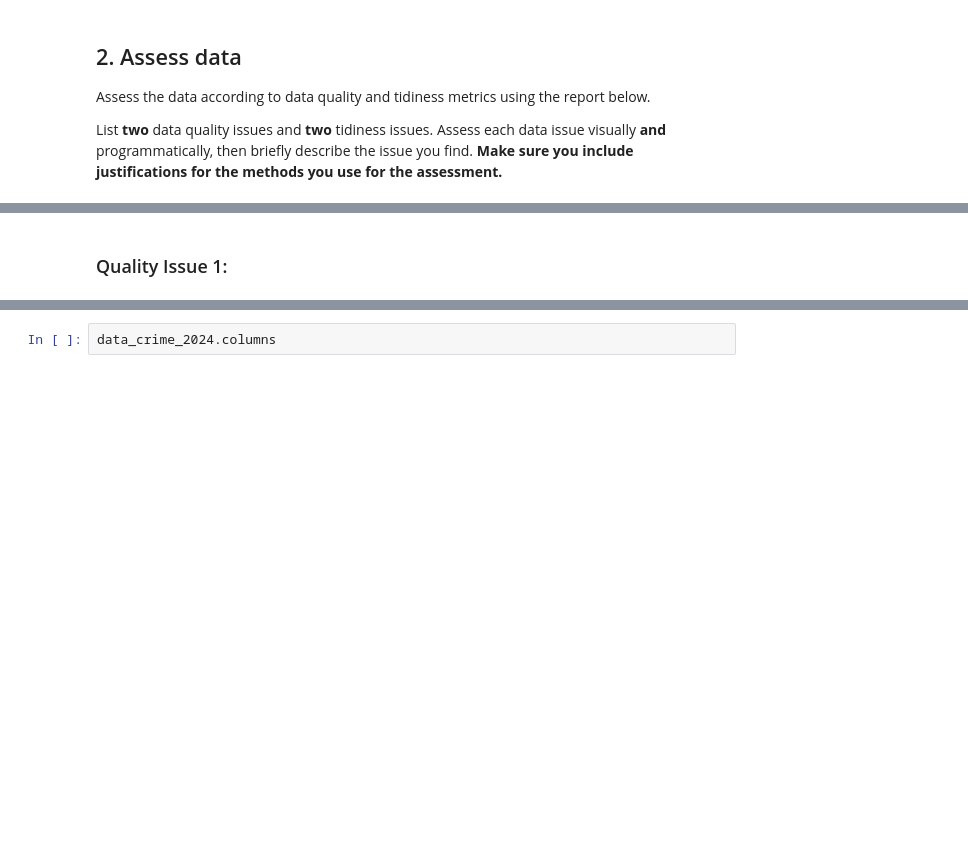
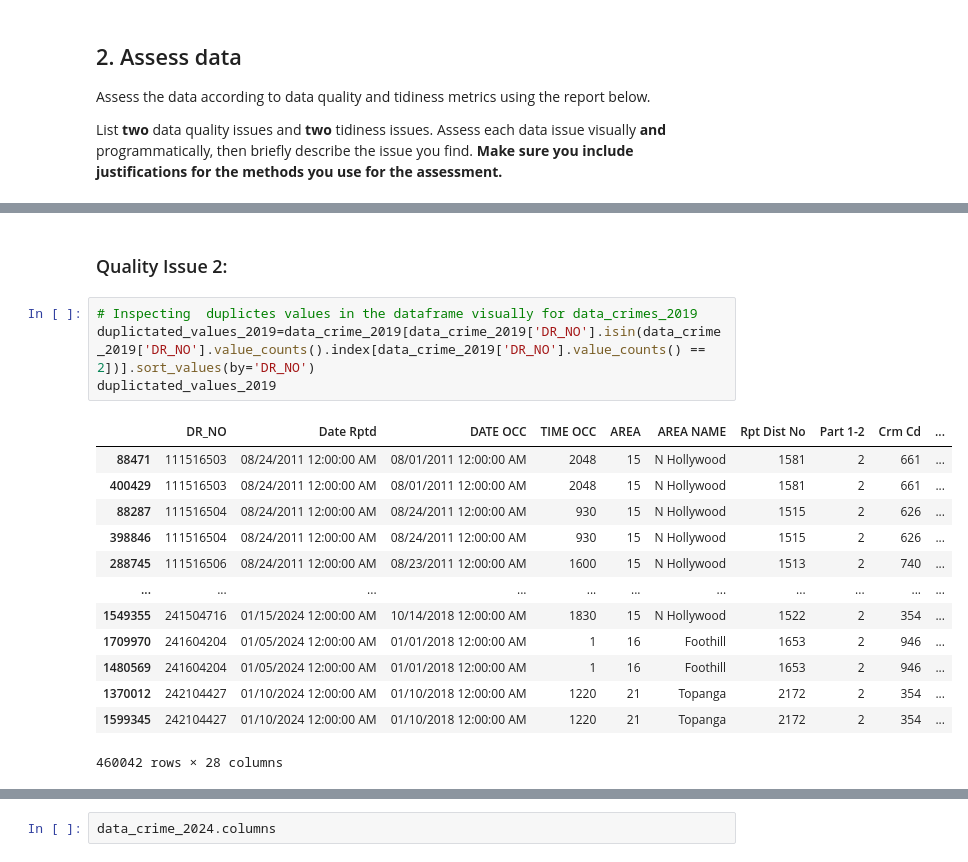
Before and after one commit to masiod/Fred_data, a Jupyter notebook: Data_Wrangling_Project_Starter.ipynb, the cells around one changed output, grey strips where cells are left out. Drawn from its saved outputs; the diff is of its cells as text; blank space fills up the shorter version.

```diff
--- a/Data_Wrangling_Project_Starter.ipynb
+++ b/Data_Wrangling_Project_Starter.ipynb
@@ -151,2 +184,20 @@ List **two** data quality issues and **two** tidiness issues. Assess each data i
 # %% [markdown]
-### Quality Issue 1:
+### Quality Issue 2:
+# %%
+# Inspecting  duplictes values in the dataframe visually for data_crimes_2019
+duplictated_values_2019=data_crime_2019[data_crime_2019['DR_NO'].isin(data_crime_2019['DR_NO'].value_counts().index[data_crime_2019['DR_NO'].value_counts() == 2])].sort_values(by='DR_NO')
+duplictated_values_2019
+# %% [output]
+|  | DR_NO | Date Rptd | DATE OCC | TIME OCC | AREA | AREA NAME | Rpt Dist No | Part 1-2 | Crm Cd | ... |
+| 88471 | 111516503 | 08/24/2011 12:00:00 AM | 08/01/2011 12:00:00 AM | 2048 | 15 | N Hollywood | 1581 | 2 | 661 | ... |
+| 400429 | 111516503 | 08/24/2011 12:00:00 AM | 08/01/2011 12:00:00 AM | 2048 | 15 | N Hollywood | 1581 | 2 | 661 | ... |
+| 88287 | 111516504 | 08/24/2011 12:00:00 AM | 08/24/2011 12:00:00 AM | 930 | 15 | N Hollywood | 1515 | 2 | 626 | ... |
+| 398846 | 111516504 | 08/24/2011 12:00:00 AM | 08/24/2011 12:00:00 AM | 930 | 15 | N Hollywood | 1515 | 2 | 626 | ... |
+| 288745 | 111516506 | 08/24/2011 12:00:00 AM | 08/23/2011 12:00:00 AM | 1600 | 15 | N Hollywood | 1513 | 2 | 740 | ... |
+| ... | ... | ... | ... | ... | ... | ... | ... | ... | ... | ... |
+| 1549355 | 241504716 | 01/15/2024 12:00:00 AM | 10/14/2018 12:00:00 AM | 1830 | 15 | N Hollywood | 1522 | 2 | 354 | ... |
+| 1709970 | 241604204 | 01/05/2024 12:00:00 AM | 01/01/2018 12:00:00 AM | 1 | 16 | Foothill | 1653 | 2 | 946 | ... |
+| 1480569 | 241604204 | 01/05/2024 12:00:00 AM | 01/01/2018 12:00:00 AM | 1 | 16 | Foothill | 1653 | 2 | 946 | ... |
+| 1370012 | 242104427 | 01/10/2024 12:00:00 AM | 01/10/2018 12:00:00 AM | 1220 | 21 | Topanga | 2172 | 2 | 354 | ... |
+| 1599345 | 242104427 | 01/10/2024 12:00:00 AM | 01/10/2018 12:00:00 AM | 1220 | 21 | Topanga | 2172 | 2 | 354 | ... |
+460042 rows × 28 columns
```
Also changed, not shown: parts of 43 cells of this notebook.
